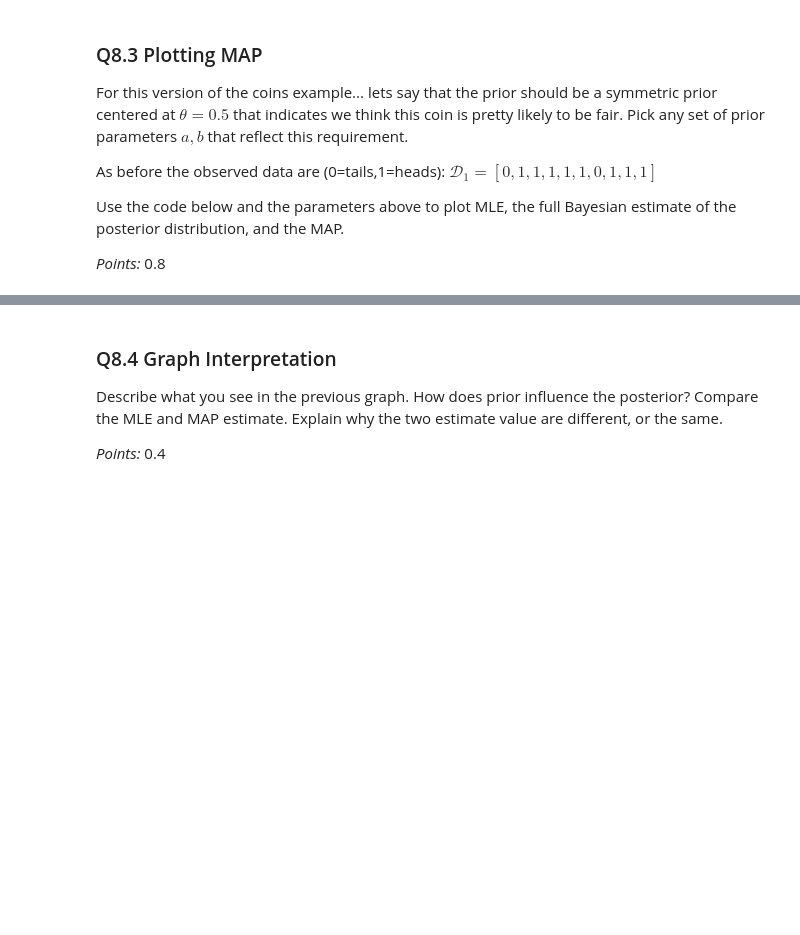
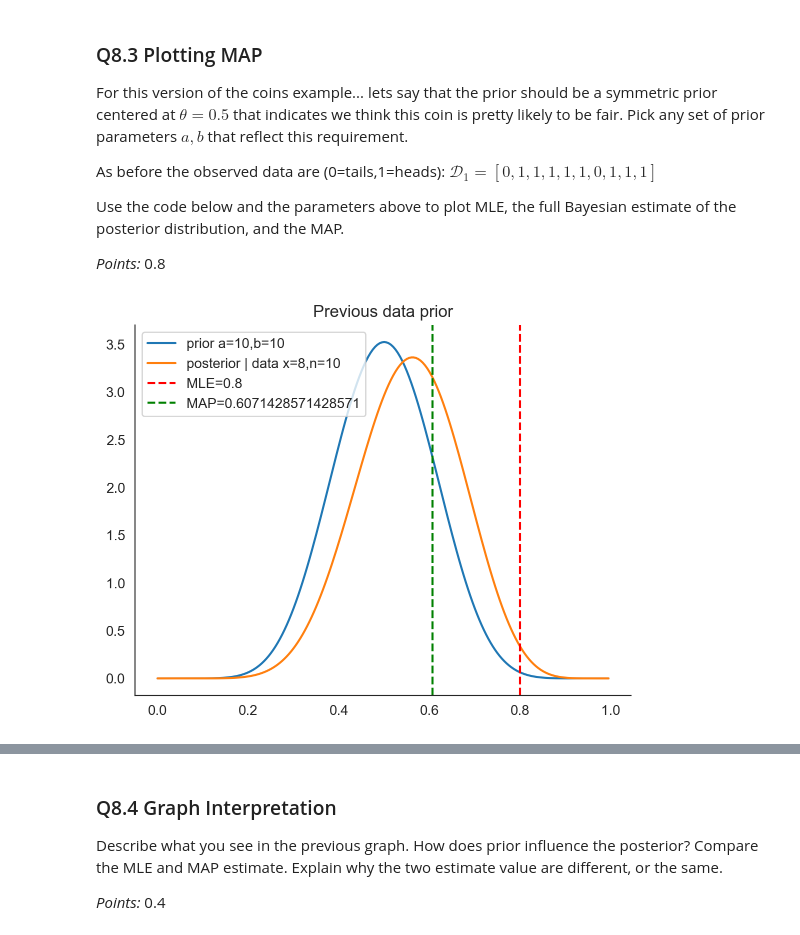
Before and after one commit to holliwood8/Assignments_WI24, a Jupyter notebook: A1/A1 copy.ipynb, the cells around one changed output, grey strips where cells are left out. Drawn from its saved outputs; the diff is of its cells as text; code cells hidden in the pictures; blank space fills up the shorter version.

```diff
--- a/A1/A1 copy.ipynb
+++ b/A1/A1 copy.ipynb
@@ -534,61 +545,63 @@ sns.set_style('white')
 xvs = np.arange(0,1,0.005)
 
 # prior parameters
-DISTRIBUTION = ...
+DISTRIBUTION = 'beta'
 
 # careful about the name. Use a_1 and b_1 instead of a and b
-a_1 = ...
-b_1 = ...
+a_1 = 10
+b_1 = 10
 
 # the statement below will import the function you defined as a string above
 exec(f'from scipy.stats import {DISTRIBUTION}')
 
 # likelihood parameters from the data
-n = ...
-x = ...
+n = 10
+x = 8
 
-# put your MLE solution from Q7.5 here
-mle = ...
+# put your MLE solution from Q6.5 here
+mle = 0.8
 
 # put your MAP solution from Q8.2 here
 # careful about the name. Use a_1 and b_1 instead of a and b
-MAP = ...
+MAP = np.divide(x+a_1-1,n+a_1+b_1-2)
 
 def plot_83():
     # careful about the name. Use a_1 and b_1 instead of a and b
     # for each y_values, use `calc_pdf` from Q8 to map the x-axis to the y
     plt.plot(
         xvs,
-        ...
+        calc_pdf(xvs, a_1, b_1),
         label=f'prior a={a_1},b={b_1}'
     )
 
     plt.plot(
         xvs,
-        ...
+        calc_pdf(xvs, n, x),
         label=f'posterior | data x={x},n={n}'
     )
 
     # plot the MLE line
     plt.axvline(
         mle,
         color='r',
         linestyle="--",
         label=f'MLE={mle}'
     )
 
     # plot the MAP line
     plt.axvline(
         MAP,
         color='g',
         linestyle="--",
         label=f'MAP={MAP}'
     )
 
     sns.despine()
     plt.legend(loc='upper left');
     plt.title('Previous data prior');
 
 plot_83()
+# %% [output]
+[figure, added]
 # %%
 grader.check("83_MAP")
```
Also changed, not shown: parts of 25 cells of this notebook, 1 other file.
